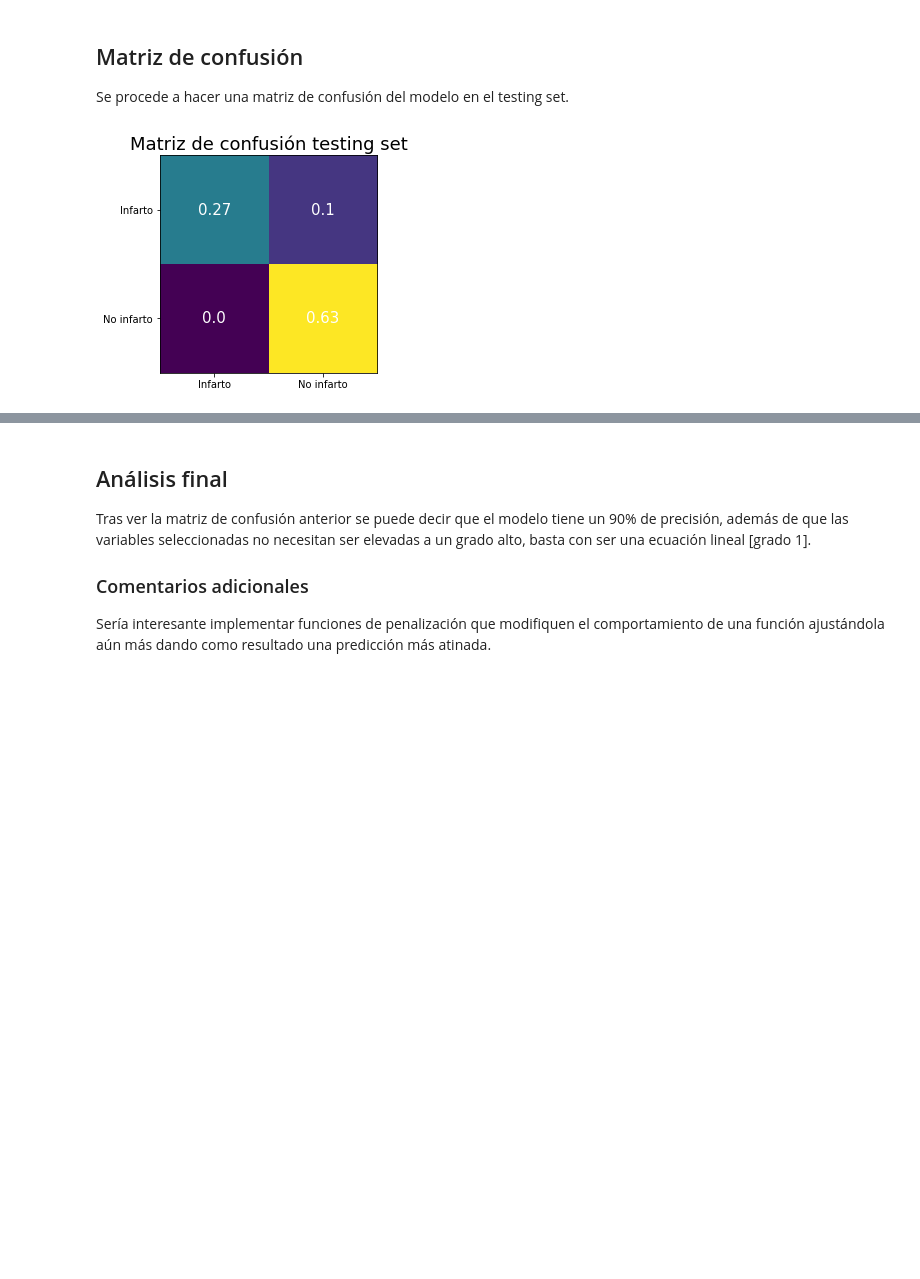
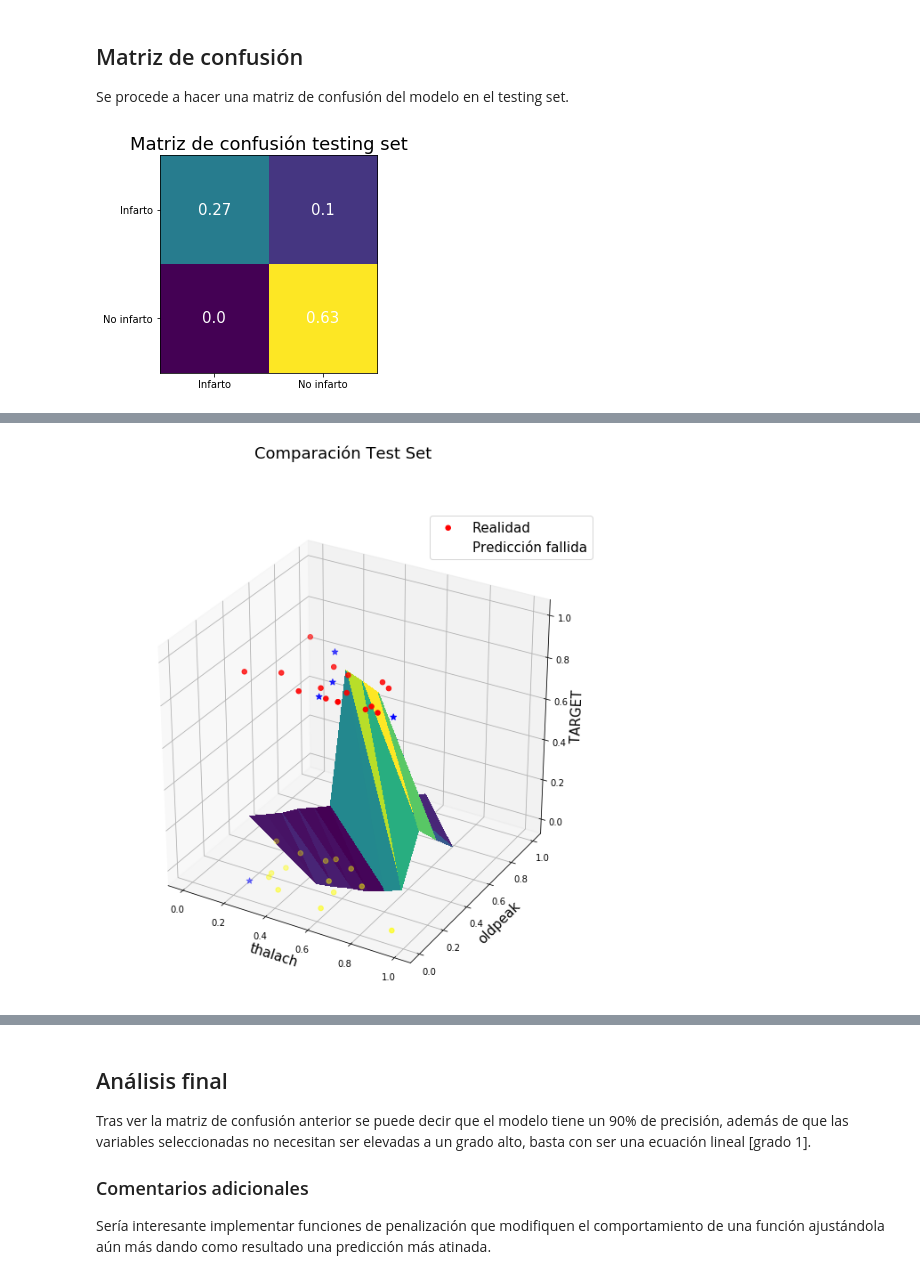
Before and after one commit to Jotade100/MLE2020, a Jupyter notebook: Lab 4Marzo/LabRL.ipynb, the cells around one changed output, grey strips where cells are left out. Drawn from its saved outputs; the diff is of its cells as text; code cells hidden in the pictures; blank space fills up the shorter version.

```diff
--- a/Lab 4Marzo/LabRL.ipynb
+++ b/Lab 4Marzo/LabRL.ipynb
@@ -328,0 +334,15 @@ for i in range(2):
+# %%
+### Haciendo la prueba del minimize
+###################################################
+# Parámetros de entrada para la minimización
+grado = 1
+x = train.iloc[:, 0:13].to_numpy()
+y = train['target'].tolist()
+# Construcción de polinomio
+x = constructor_polinomio(x, grado)
+x = np.array(x, dtype=np.float64)
+y = np.array(y, dtype=np.float64)
+tetas = [0 for i in range(((13) * grado) + 1)] # n elementos ya que tenenmos n variables
+tetas = np.array(tetas, dtype=np.float64)
+# %%
+res = op.minimize(fun=funcion_costo, x0=tetas, args=(x, y), method='Newton-CG', jac=derivada_teta)
@@ -328,0 +367,43 @@ for i in range(2):
+# %%
+teta_ganador = res.x
+# %%
+from mpl_toolkits.mplot3d import Axes3D
+import matplotlib.colors as mcolors
+
+x = test[columnas_correlacionadas[1]].tolist()
+y = test[columnas_correlacionadas[3]].tolist()
+z = test['target'].tolist()
+z_2 = funcion_h(teta_ganador, constructor_polinomio(test.iloc[:, 0:13].to_numpy(), grado))
+
+a = np.empty(test.T.shape)
+filler = np.arange(0,1.01,0.05)
+index = np.arange(a.size)
+np.put(a,index,filler)
+z_3 = funcion_h(teta_ganador, a)
+
+plt.rcParams.update({'font.size': 15})
+plt.rc('xtick', labelsize=10)
+plt.rc('ytick', labelsize=10)
+fig = plt.figure(figsize=(10,10))
+ax = fig.gca(projection='3d')
+
+plt.suptitle('Comparación Test Set')
+
+c = ['red' if zeta==1 else 'yellow' for zeta in z] #coloreando
+
+z_falsos = np.logical_xor(z, np.round(z_2))
+
+c_2 = [mcolors.to_rgba('blue', 1) if zeta else mcolors.to_rgba('blue', 0) for zeta in z_falsos] #coloreando
+
+ax.scatter(x, y, z, c=c, label="Realidad", marker='o', s=30)
+ax.scatter(x, y, np.round(z_2), c=c_2, label="Predicción fallida", marker="*", s=50)
+ax.plot_trisurf(a[0], a[1], z_3, cmap='viridis', linewidth=0, antialiased=False)
+ax.set_xlabel(columnas_correlacionadas[1])
+ax.set_ylabel(columnas_correlacionadas[3])
+ax.set_zlabel('TARGET')
+ax.legend()
+
+
+plt.show()
+# %% [output]
+[figure, added]
```
Also changed, not shown: parts of 12 cells of this notebook.
